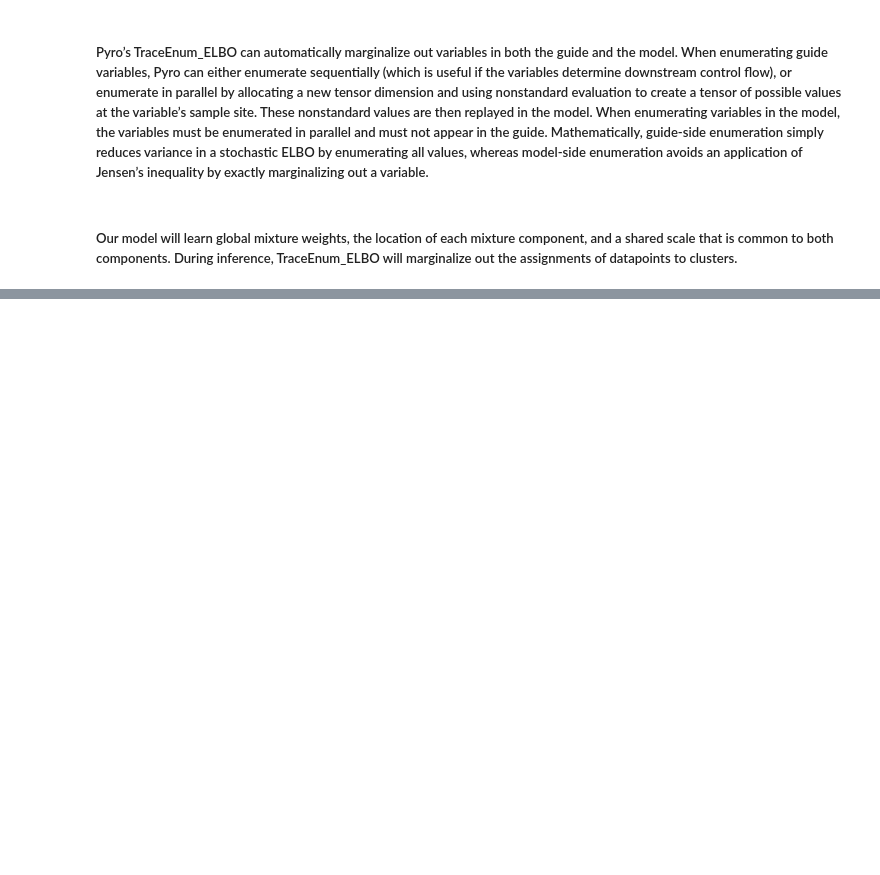
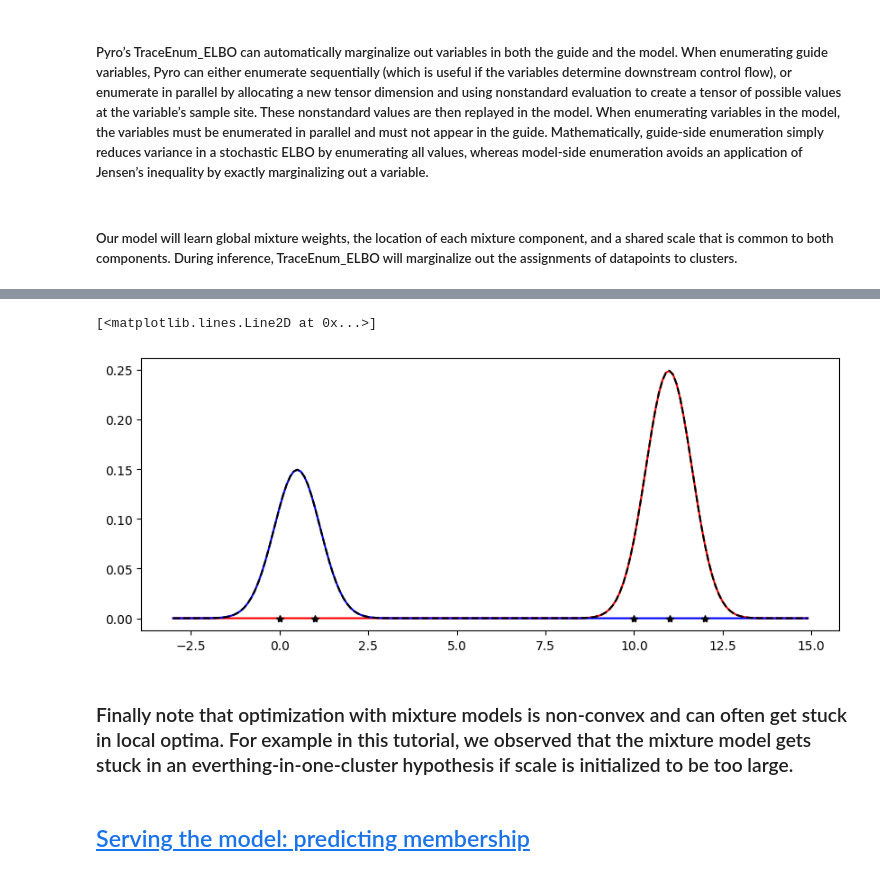
Before and after one commit to drclab/GP_VAE, a Jupyter notebook: drclab/Pyro/svi_GM_00.ipynb, the cells around one changed output, grey strips where cells are left out. Drawn from its saved outputs; the diff is of its cells as text; code cells hidden in the pictures; blank space fills up the shorter version.

```diff
--- a/drclab/Pyro/svi_GM_00.ipynb
+++ b/drclab/Pyro/svi_GM_00.ipynb
@@ -38,0 +134,6 @@ def model(data):
+# %%
+map_estimates = global_guide(data)
+# %%
+weights = map_estimates['weights']
+locs = map_estimates['locs']
+scale = map_estimates['scale']
@@ -38,0 +144,17 @@ def model(data):
+# %%
+X =  np.arange(-3, 15, 0.1)
+Y1 = weights[0].item() * scipy.stats.norm.pdf((X-locs[0].item()) / scale.item())
+Y2 = weights[1].item() * scipy.stats.norm.pdf((X-locs[1].item()) / scale.item())
+# %%
+pyplot.figure(figsize=(10, 4), dpi=100).set_facecolor('white')
+pyplot.plot(X, Y1, 'r-')
+pyplot.plot(X, Y2, 'b-')
+pyplot.plot(X, Y1 + Y2, 'k--')
+pyplot.plot(data.data.numpy(), np.zeros(len(data)), 'k*')
+# %% [output]
+[<matplotlib.lines.Line2D at 0x...>]
+[figure, added]
+# %% [markdown]
+### Finally note that optimization with mixture models is non-convex and can often get stuck in local optima. For example in this tutorial, we observed that the mixture model gets stuck in an everthing-in-one-cluster hypothesis if scale is initialized to be too large.
+# %% [markdown]
+## [Serving the model: predicting membership](http://pyro.ai/examples/gmm.html#Serving-the-model:-predicting-membership)
```
Also changed, not shown: parts of 27 cells of this notebook.
